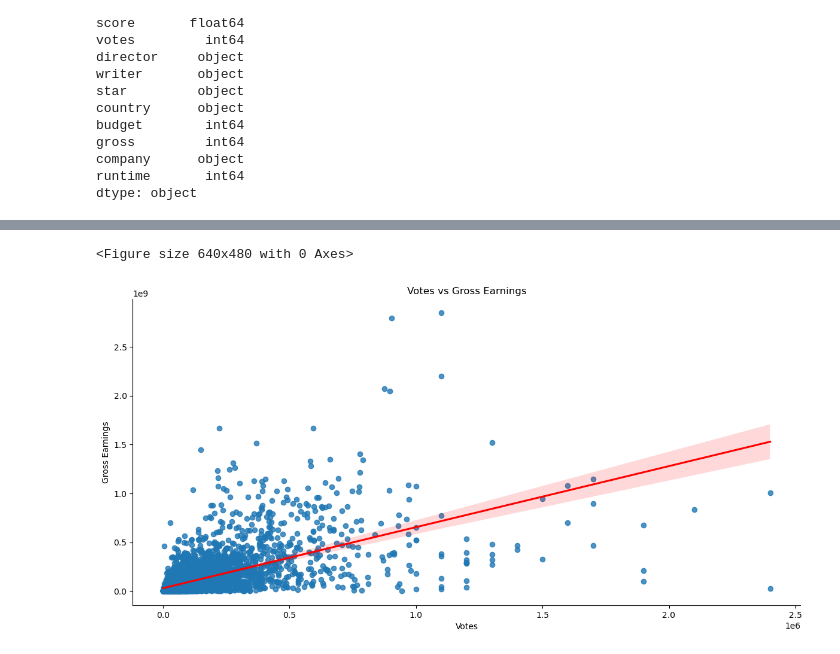
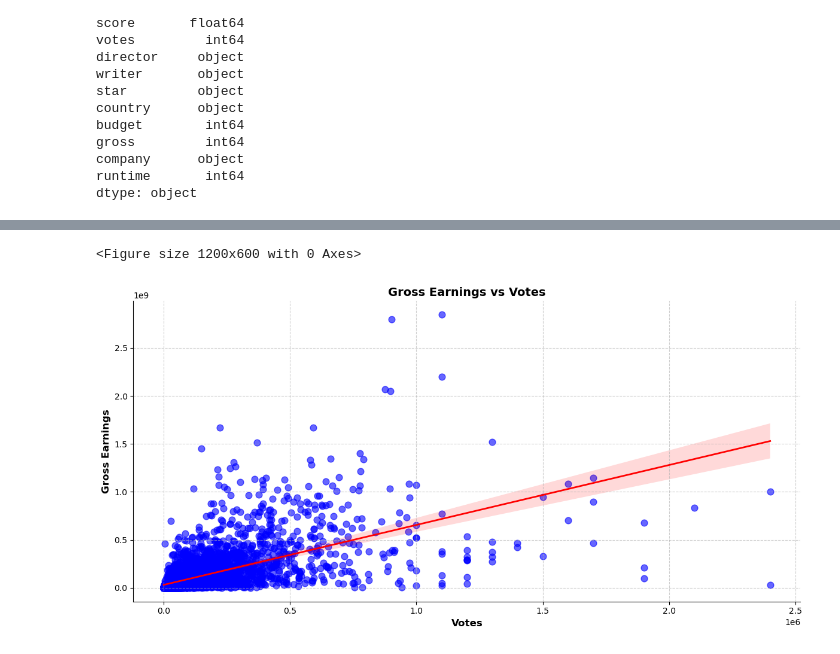
Before and after one commit to jackewings/PortfolioProjects, a Jupyter notebook: MoviePortfolio.ipynb, the cells around one changed output, grey strips where cells are left out. Drawn from its saved outputs; the diff is of its cells as text; code cells hidden in the pictures.

```diff
--- a/MoviePortfolio.ipynb
+++ b/MoviePortfolio.ipynb
@@ -15,5 +19,11 @@ df.head()
 | 3 | Airplane! | PG | Comedy | 1980 | July 2, 1980 (United States) | 7.7 | 221000.0 | Jim Abrahams | Jim Abrahams | Robert Hays | United States | ... |
 | 4 | Caddyshack | R | Comedy | 1980 | July 25, 1980 (United States) | 7.3 | 108000.0 | Harold Ramis | Brian Doyle-Murray | Chevy Chase | United States | ... |
 # %%
-# Dropping potential duplicates
-df = df.drop_duplicates()
+# Checking for potential duplicate rows and showing the dataset information
+print(f'There are {df.duplicated().sum()} duplicated rows.\n')
+
+print(f'Dataset Information:\n')
+df.info()
+
+# Shape of (7668 X 15)
+# The 'budget' column has around 2000 missing values
@@ -235,11 +282,14 @@ plt.show()
 # %%
-# Scatter plot + a fitted regression line to visualize the relationship between votes and gross earnings
-plt.figure()
-sns.lmplot(x = 'votes', y = 'gross', data = df, line_kws = {'color': 'red'}, height = 6, aspect = 2)
-plt.title('Votes vs Gross Earnings')
-plt.xlabel('Votes')
-plt.ylabel('Gross Earnings')
+# Scatter plot with a fitted regression line to visualize the relationship between votes and gross earnings
+plt.figure(figsize = (12, 6))
+
+sns.lmplot(x = 'votes', y = 'gross', data = df, line_kws = {'color': 'red', 'linewidth': 2}, scatter_kws = {'s': 60, 'color': 'blue', 'alpha': 0.6}, height = 6, aspect = 2)
+plt.title('Gross Earnings vs Votes', fontsize = 14, weight = 'bold')
+plt.xlabel('Votes', fontsize = 12, weight = 'bold')
+plt.ylabel('Gross Earnings', fontsize = 12, weight = 'bold')
+plt.grid(linestyle = '--', alpha = 0.6)
+plt.tight_layout()
 plt.show()
 # %% [output]
-<Figure size 640x480 with 0 Axes>
+<Figure size 1200x600 with 0 Axes>
-[figure, old version]
+[figure, new version]
```
Also changed, not shown: parts of 20 cells of this notebook.
